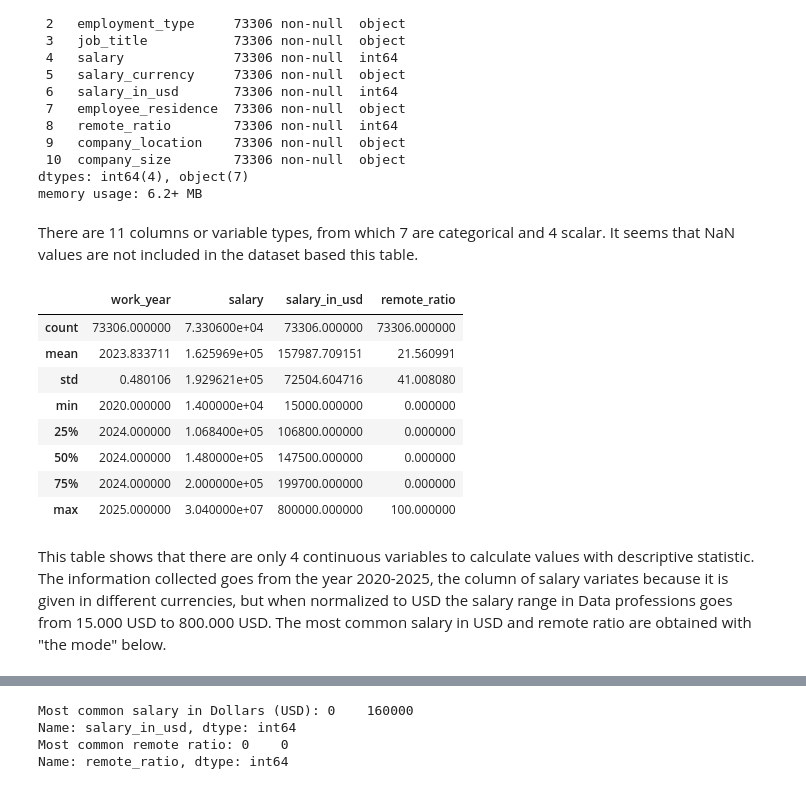
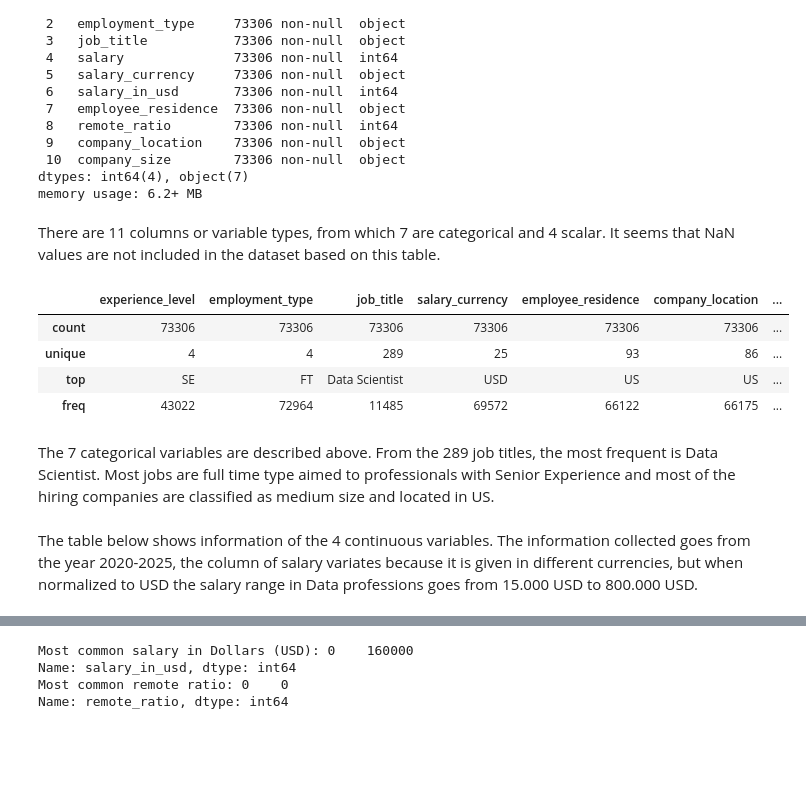
Before and after one commit to anaPau-24/Project_Data_Professions_career_shift, a Jupyter notebook: Data_Analyst_perspective.ipynb, the cells around one changed output, grey strips where cells are left out. Cells and saved outputs as stored; diff of their text form; code cells hidden in the pictures; blank space fills up the shorter version.

Commit message:
Up to graphical data exploration
git status

```diff
--- a/Data_Analyst_perspective.ipynb
+++ b/Data_Analyst_perspective.ipynb
@@ -44,19 +48,17 @@ Data columns (total 11 columns):
 dtypes: int64(4), object(7)
 memory usage: 6.2+ MB
 # %% [markdown]
-There are 11 columns or variable types, from which 7 are categorical and 4 scalar. It seems that NaN values are not included in the dataset based this table.
+There are 11 columns or variable types, from which 7 are categorical and 4 scalar. It seems that NaN values are not included in the dataset based on this table.
 # %%
 #Examine descriptive statistic
-df.describe()
+df.describe(include=object)
 # %% [output]
-|  | work_year | salary | salary_in_usd | remote_ratio |
-| count | 73306.000000 | 7.330600e+04 | 73306.000000 | 73306.000000 |
-| mean | 2023.833711 | 1.625969e+05 | 157987.709151 | 21.560991 |
-| std | 0.480106 | 1.929621e+05 | 72504.604716 | 41.008080 |
-| min | 2020.000000 | 1.400000e+04 | 15000.000000 | 0.000000 |
-| 25% | 2024.000000 | 1.068400e+05 | 106800.000000 | 0.000000 |
-| 50% | 2024.000000 | 1.480000e+05 | 147500.000000 | 0.000000 |
-| 75% | 2024.000000 | 2.000000e+05 | 199700.000000 | 0.000000 |
-| max | 2025.000000 | 3.040000e+07 | 800000.000000 | 100.000000 |
+|  | experience_level | employment_type | job_title | salary_currency | employee_residence | company_location | ... |
+| count | 73306 | 73306 | 73306 | 73306 | 73306 | 73306 | ... |
+| unique | 4 | 4 | 289 | 25 | 93 | 86 | ... |
+| top | SE | FT | Data Scientist | USD | US | US | ... |
+| freq | 43022 | 72964 | 11485 | 69572 | 66122 | 66175 | ... |
+# %% [markdown]
+The 7 categorical variables are described above. From the 289 job titles, the most frequent is Data Scientist. Most jobs are full time type aimed to professionals with Senior Experience and most of the hiring companies are classified as medium size and located in US.
 # %% [markdown]
-This table shows that there are only 4 continuous variables to calculate values with descriptive statistic. The information collected goes from the year 2020-2025, the column of salary variates because it is given in different currencies, but when normalized to USD the salary range in Data professions goes from 15.000 USD to 800.000 USD. The most common salary in USD and remote ratio are obtained with "the mode" below.
+The table below shows information of the 4 continuous variables. The information collected goes from the year 2020-2025, the column of salary variates because it is given in different currencies, but when normalized to USD the salary range in Data professions goes from 15.000 USD to 800.000 USD.
```
Also changed, not shown: parts of 67 cells of this notebook, 3 other files.
